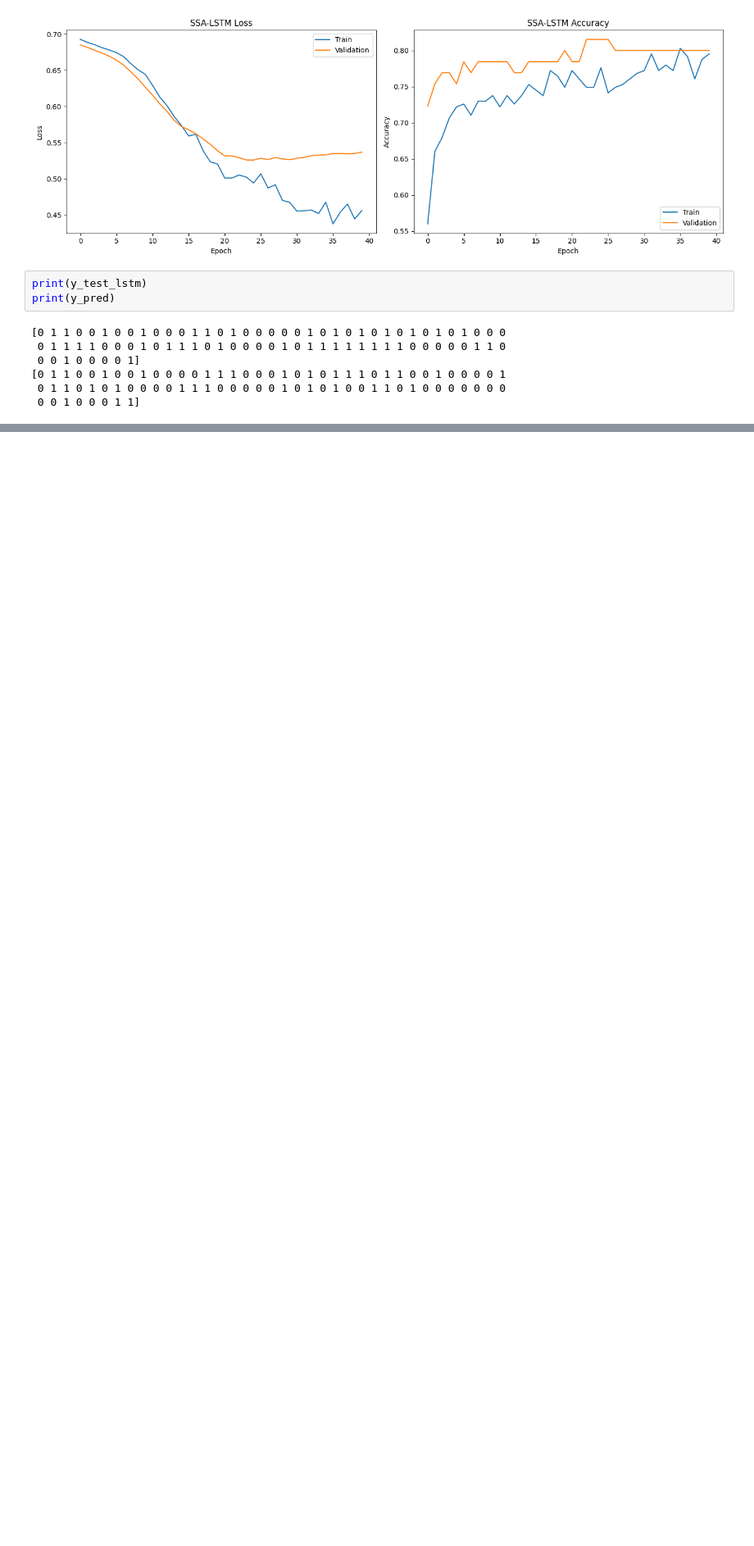
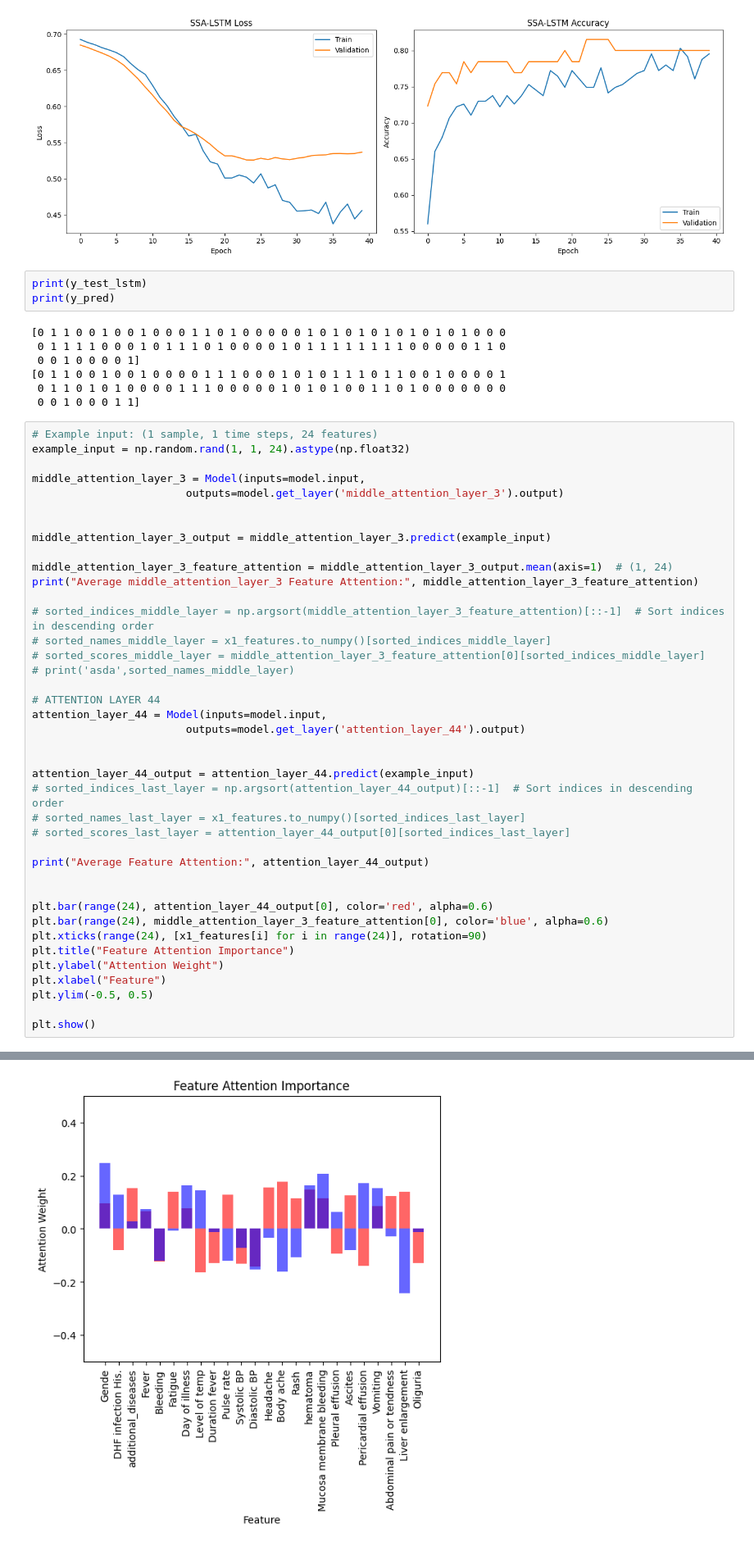
Before and after one commit to khnam-ng/SevereDengueFever, a Jupyter notebook: notebooks/LSTM.ipynb, the cells around one changed output, grey strips where cells are left out. Shown at 82% size. Drawn from its saved outputs; the diff is of its cells as text; blank space fills up the shorter version.

```diff
--- a/notebooks/LSTM.ipynb
+++ b/notebooks/LSTM.ipynb
@@ -875,3 +875,44 @@ print(y_pred)
 [0 1 1 0 0 1 0 0 1 0 0 0 0 1 1 1 0 0 0 1 0 1 0 1 1 1 0 1 1 0 0 1 0 0 0 0 1
  0 1 1 0 1 0 1 0 0 0 0 1 1 1 0 0 0 0 0 1 0 1 0 1 0 0 1 1 0 1 0 0 0 0 0 0 0
  0 0 1 0 0 0 1 1]
+# %%
+# Example input: (1 sample, 1 time steps, 24 features)
+example_input = np.random.rand(1, 1, 24).astype(np.float32)
+
+middle_attention_layer_3 = Model(inputs=model.input,
+                        outputs=model.get_layer('middle_attention_layer_3').output)
+
+
+middle_attention_layer_3_output = middle_attention_layer_3.predict(example_input)
+
+middle_attention_layer_3_feature_attention = middle_attention_layer_3_output.mean(axis=1)  # (1, 24)
+print("Average middle_attention_layer_3 Feature Attention:", middle_attention_layer_3_feature_attention)
+
+# sorted_indices_middle_layer = np.argsort(middle_attention_layer_3_feature_attention)[::-1]  # Sort indices in descending order
+# sorted_names_middle_layer = x1_features.to_numpy()[sorted_indices_middle_layer]
+# sorted_scores_middle_layer = middle_attention_layer_3_feature_attention[0][sorted_indices_middle_layer]
+# print('asda',sorted_names_middle_layer)
+
+# ATTENTION LAYER 44
+attention_layer_44 = Model(inputs=model.input,
+                        outputs=model.get_layer('attention_layer_44').output)
+
+
+attention_layer_44_output = attention_layer_44.predict(example_input)
+# sorted_indices_last_layer = np.argsort(attention_layer_44_output)[::-1]  # Sort indices in descending order
+# sorted_names_last_layer = x1_features.to_numpy()[sorted_indices_last_layer]
+# sorted_scores_last_layer = attention_layer_44_output[0][sorted_indices_last_layer]
+
+print("Average Feature Attention:", attention_layer_44_output)
+
+
+plt.bar(range(24), attention_layer_44_output[0], color='red', alpha=0.6)
+plt.bar(range(24), middle_attention_layer_3_feature_attention[0], color='blue', alpha=0.6)
+plt.xticks(range(24), [x1_features[i] for i in range(24)], rotation=90)
+plt.title("Feature Attention Importance")
+plt.ylabel("Attention Weight")
+plt.xlabel("Feature")
+plt.ylim(-0.5, 0.5)
+
+plt.show()
+# %% [output]
@@ -877,0 +929 @@ print(y_pred)
+[figure, added]
```
Also changed, not shown: parts of 1 cell of this notebook, 1 other file.
